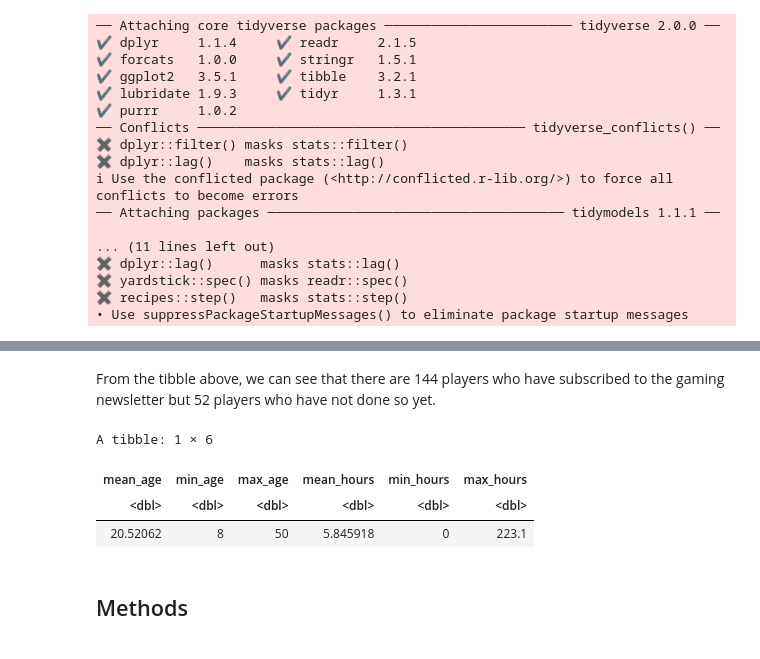
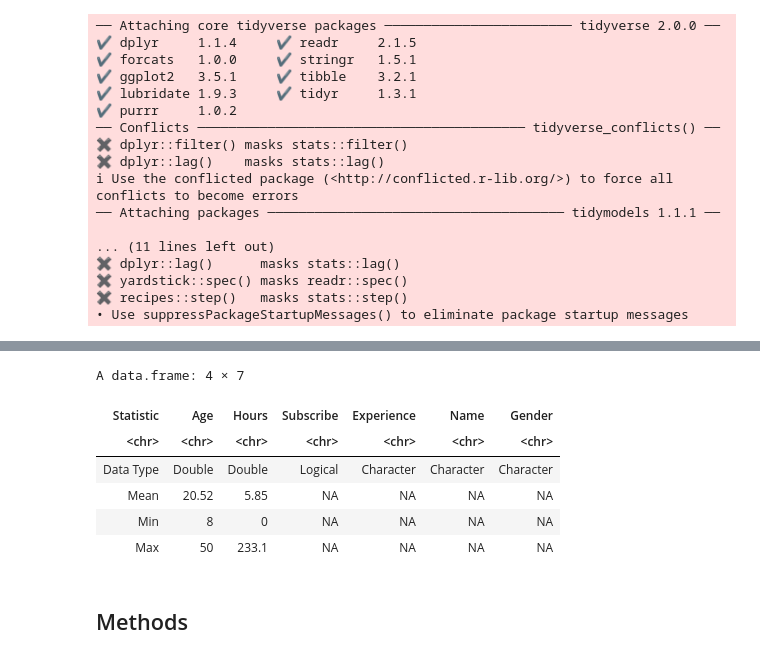
Before and after one commit to Gabriella478/dsci-100-project, a Jupyter notebook: project-2025-final.ipynb, the cells around one changed output, grey strips where cells are left out. Cells and saved outputs as stored; diff of their text form; code cells hidden in the pictures.

Commit message:
Created a draft of summary statistics table

```diff
--- a/project-2025-final.ipynb
+++ b/project-2025-final.ipynb
@@ -97,19 +107,22 @@ A tibble: 2 × 2
-# %% [markdown]
-From the tibble above, we can see that there are 144 players who have subscribed to the gaming newsletter but 52 players who have not done so yet.
-# %%
-# Calculate summary statistics for variables in the dataset
-
-stats_players <- players_orig |>
-    summarize(mean_age = mean(Age, na.rm = TRUE), min_age = min(Age, na.rm = TRUE), max_age = max(Age, na.rm = TRUE),
-             mean_hours = mean(played_hours), min_hours = min(played_hours), max_hours = max(played_hours))
-stats_players
-# %% [output]
-A tibble: 1 × 6
-| mean_age | min_age | max_age | mean_hours | min_hours | max_hours |
-| <dbl> | <dbl> | <dbl> | <dbl> | <dbl> | <dbl> |
-| 20.52062 | 8 | 50 | 5.845918 | 0 | 223.1 |
 # %%
-stats_table <- data.frame()
+stats_table <- data.frame(
+    Statistic = c("Data Type", "Mean", "Min", "Max"),
+    Age = c("Double", 20.52, 8, 50),
+    Hours = c("Double", 5.85, 0, 233.1),
+    Subscribe = c("Logical", NA, NA, NA),
+    Experience = c("Character", NA, NA, NA),
+    Name = c("Character", NA, NA, NA),
+    Gender = c("Character", NA, NA, NA)
+)
+stats_table
+# %% [output]
+A data.frame: 4 × 7
+| Statistic | Age | Hours | Subscribe | Experience | Name | Gender |
+| <chr> | <chr> | <chr> | <chr> | <chr> | <chr> | <chr> |
+| Data Type | Double | Double | Logical | Character | Character | Character |
+| Mean | 20.52 | 5.85 | NA | NA | NA | NA |
+| Min | 8 | 0 | NA | NA | NA | NA |
+| Max | 50 | 233.1 | NA | NA | NA | NA |
 # %% [markdown]
 ## Methods
 # %% [markdown]
```
Also changed, not shown: parts of 4 cells of this notebook.
